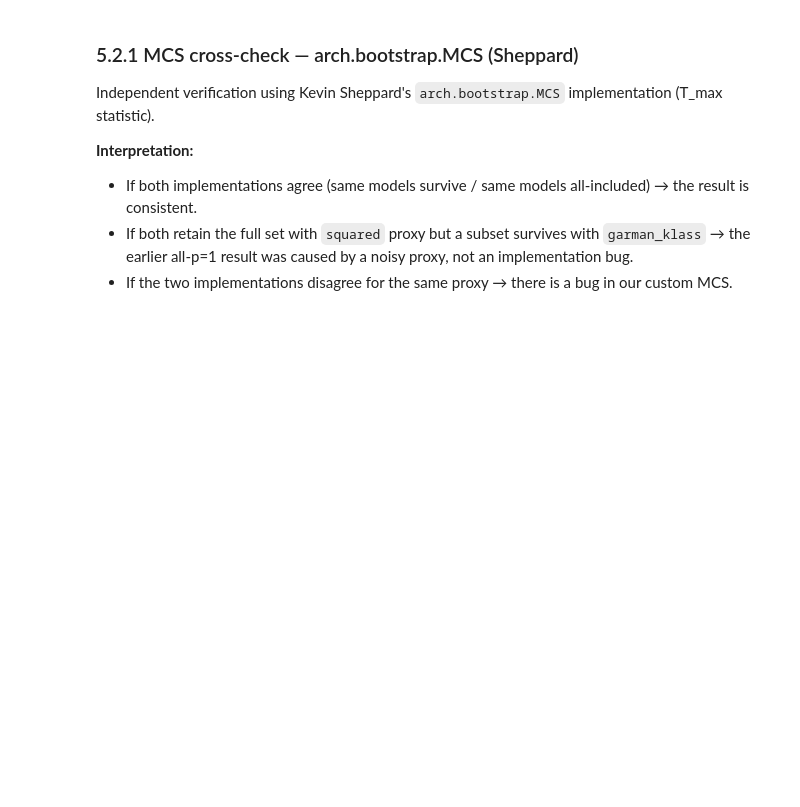
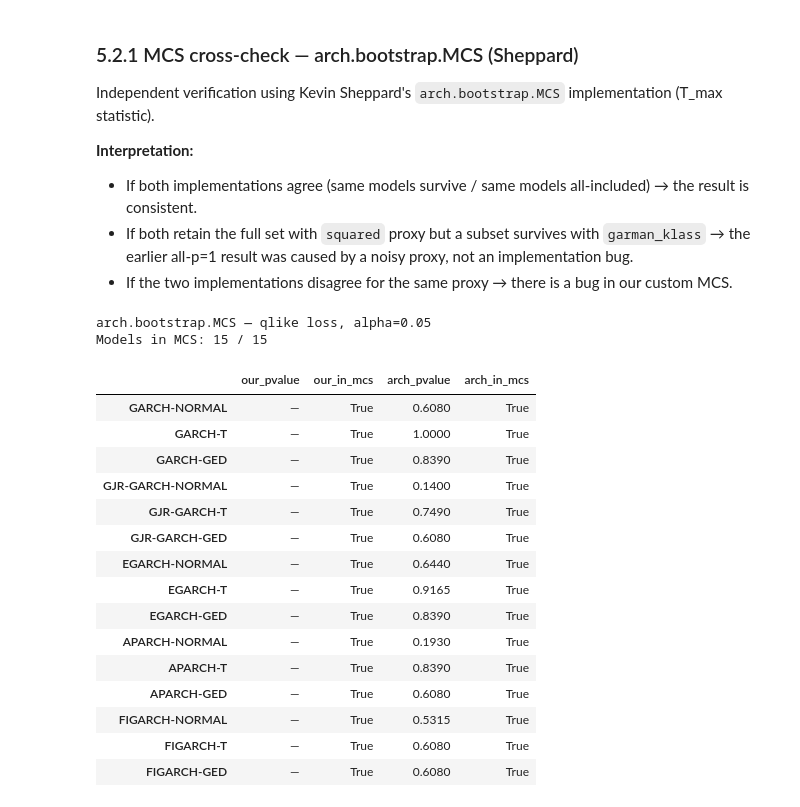
Before and after one commit to SzymonStolarski/volatility-pipeline, a Jupyter notebook: main_pipeline.ipynb, the cells around one changed output. Cells and saved outputs as stored; diff of their text form; code cells hidden in the pictures; blank space fills up the shorter version.

```diff
--- a/main_pipeline.ipynb
+++ b/main_pipeline.ipynb
@@ -62,10 +63,15 @@ REFIT_EVERY = 10  # re-estimate model parameters every N test steps
 
 # WINDOW_TYPE controls the estimation scheme used during out-of-sample evaluation:
 #   "expanding" — recursive: each step uses all data from the start up to t
-#   "sliding"   — rolling: each step uses a fixed window of len(train) obs
-# For Brent, which had significant regime shifts in 2020 and 2022, sliding may
-# be preferable; consider running both and comparing.
+#   "sliding"   — rolling: each step uses a fixed window of WINDOW_SIZE obs
 WINDOW_TYPE = "expanding"  # 'expanding' | 'sliding'
+
+# WINDOW_SIZE sets the sliding-window width in observations (ignored when
+# WINDOW_TYPE="expanding"). None -> full training length (~3110 obs, ~12y),
+# which overlaps almost entirely with the expanding window over a ~4y test and
+# therefore shows negligible differences. Use a NARROW width to probe
+# sensitivity to the 2020/2022 regime shifts, e.g. 750 (~3y) or 500 (~2y).
+WINDOW_SIZE = None  # None | 750 | 500 | int (must be <= training length)
 
 # VARIANCE_PROXY controls the realized-variance proxy used as the forecast target:
 #   "garman_klass"  — Garman-Klass (1980): uses OHLC; 5-8× less noisy than r²
@@ -291,6 +340,9 @@ Recursive one-step-ahead forecasting: at each step *t* the model is conditioned
 # %%
 evaluator = RollingEvaluator(
-    n_ahead=N_AHEAD, refit_every=REFIT_EVERY, window_type=WINDOW_TYPE
+    n_ahead=N_AHEAD,
+    refit_every=REFIT_EVERY,
+    window_type=WINDOW_TYPE,
+    window_size=WINDOW_SIZE,
 )
 
 # functools.partial is picklable — required when PARALLEL_JOBS != 1.
@@ -308,5 +360,9 @@ garch_results: dict[str, ForecastResult] = evaluator.evaluate_many(
     verbose=True,
     n_jobs=PARALLEL_JOBS,
 )
+
+_width = WINDOW_SIZE if (WINDOW_TYPE == "sliding" and WINDOW_SIZE is not None) else (
+    len(train_returns) if WINDOW_TYPE == "sliding" else "n/a"
+)
 print(f"\nCompleted {len(garch_results)} models.")
-print(f"Window type: {WINDOW_TYPE}  |  Proxy: {VARIANCE_PROXY}")
+print(f"Window type: {WINDOW_TYPE}  |  Window size: {_width}  |  Proxy: {VARIANCE_PROXY}")
@@ -501,22 +709,47 @@ Independent verification using Kevin Sheppard's `arch.bootstrap.MCS` implementat
 # %%
 arch_mcs_result = arch_mcs(
     garch_results,
     loss=TEST_LOSS,
     size=MCS_ALPHA,
     n_boot=N_BOOT,
     seed=RANDOM_SEED,
 )
 
 print(f"arch.bootstrap.MCS — {TEST_LOSS} loss, alpha={MCS_ALPHA}")
 print(f"Models in MCS: {arch_mcs_result['in_mcs'].sum()} / {len(arch_mcs_result)}")
 print()
 
-# Side-by-side comparison with our MCS
-comparison = mcs_result.summary().rename(columns={"mcs_pvalue": "our_pvalue", "in_mcs": "our_in_mcs"})
+# Side-by-side comparison. our_pvalue is "—" for early-stop survivors (placeholder,
+# not a real bootstrap value); arch_pvalue gives the graded within-set p-values
+# that rank how robustly each model belongs to the MCS. Report arch_pvalue.
+comparison = (
+    mcs_result.summary(mark_early_stop=True)
+    .rename(columns={"mcs_pvalue": "our_pvalue", "in_mcs": "our_in_mcs"})
+    .drop(columns=["early_stop"])
+)
 comparison = comparison.join(
     arch_mcs_result.rename(columns={"mcs_pvalue": "arch_pvalue", "in_mcs": "arch_in_mcs"})
 )
 comparison.style.map(
     lambda v: "background-color: #c8e6c9; font-weight: bold" if v is True else "",
     subset=["our_in_mcs", "arch_in_mcs"],
-).format({"our_pvalue": "{:.4f}", "arch_pvalue": "{:.4f}"})
+).format({"our_pvalue": "{:.4f}", "arch_pvalue": "{:.4f}"}, na_rep="—")
+# %% [output]
+arch.bootstrap.MCS — qlike loss, alpha=0.05
+Models in MCS: 15 / 15
+|  | our_pvalue | our_in_mcs | arch_pvalue | arch_in_mcs |
+| GARCH-NORMAL | — | True | 0.6080 | True |
+| GARCH-T | — | True | 1.0000 | True |
+| GARCH-GED | — | True | 0.8390 | True |
+| GJR-GARCH-NORMAL | — | True | 0.1400 | True |
+| GJR-GARCH-T | — | True | 0.7490 | True |
+| GJR-GARCH-GED | — | True | 0.6080 | True |
+| EGARCH-NORMAL | — | True | 0.6440 | True |
+| EGARCH-T | — | True | 0.9165 | True |
+| EGARCH-GED | — | True | 0.8390 | True |
+| APARCH-NORMAL | — | True | 0.1930 | True |
+| APARCH-T | — | True | 0.8390 | True |
+| APARCH-GED | — | True | 0.6080 | True |
+| FIGARCH-NORMAL | — | True | 0.5315 | True |
+| FIGARCH-T | — | True | 0.6080 | True |
+| FIGARCH-GED | — | True | 0.6080 | True |
```
Also changed, not shown: parts of 21 cells of this notebook, 5 other files.
